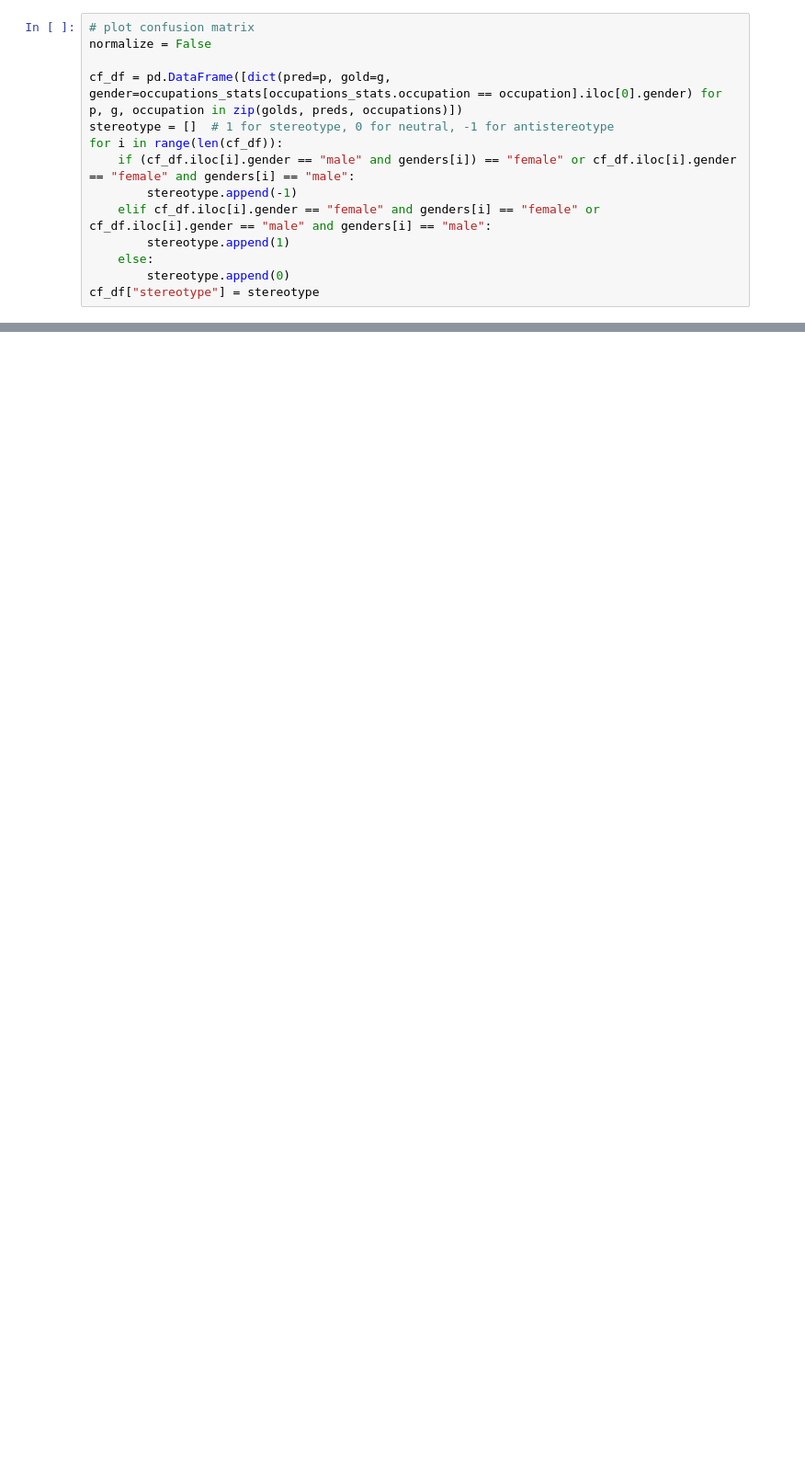
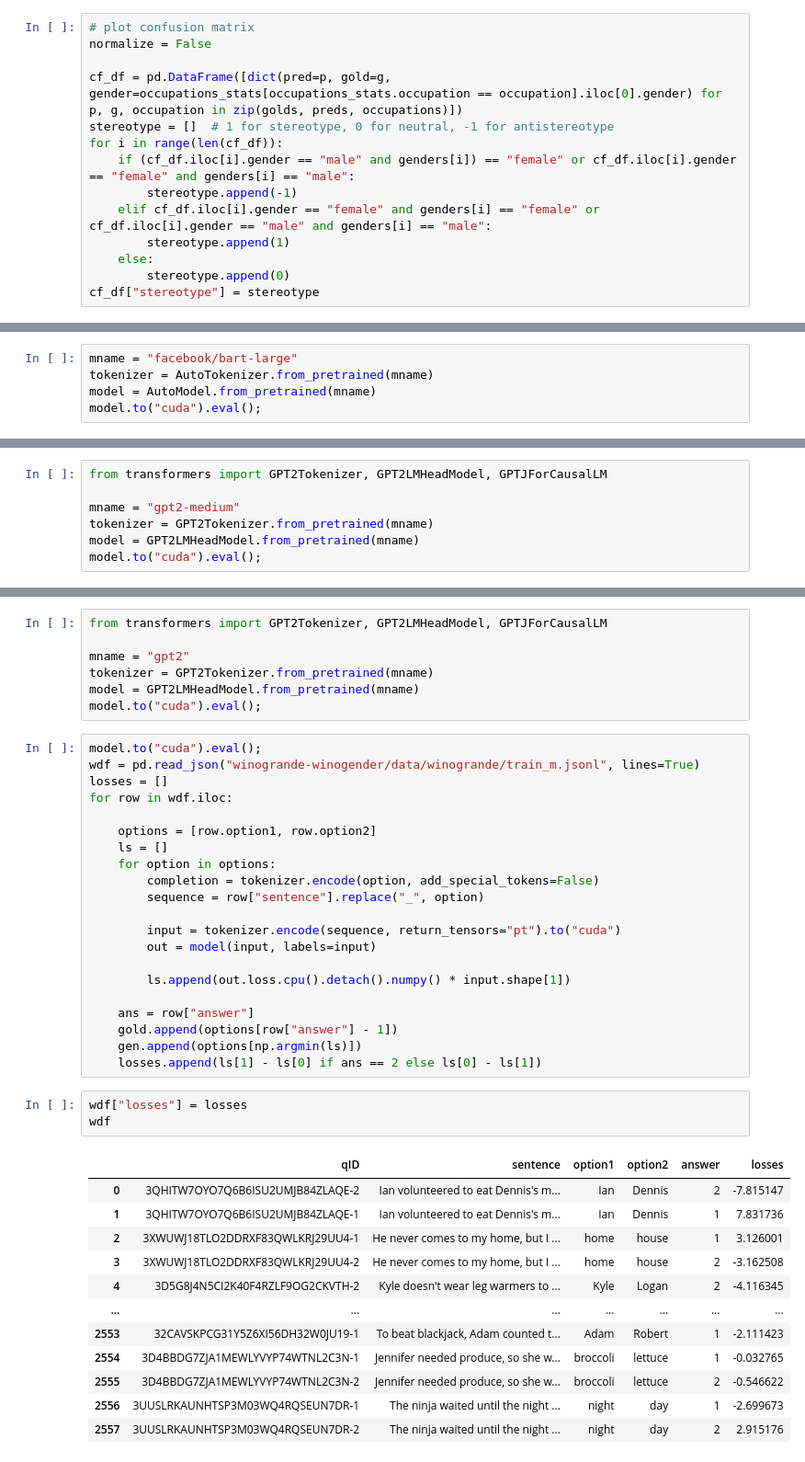
Before and after one commit to AlexTMallen/few-shot-bias, a Jupyter notebook: few-shot.ipynb, the cells around one changed output, grey strips where cells are left out. Shown at 92% size. Drawn from its saved outputs; the diff is of its cells as text; blank space fills up the shorter version.

```diff
--- a/few-shot.ipynb
+++ b/few-shot.ipynb
@@ -736,0 +601,5 @@ train_size = 24496 slope = 0.0122399 correlation = 0.6857956 pvalue = 0.0 All da
+# %%
+mname = "facebook/bart-large"
+tokenizer = AutoTokenizer.from_pretrained(mname)
+model = AutoModel.from_pretrained(mname)
+model.to("cuda").eval();
@@ -736,0 +626,7 @@ train_size = 24496 slope = 0.0122399 correlation = 0.6857956 pvalue = 0.0 All da
+# %%
+from transformers import GPT2Tokenizer, GPT2LMHeadModel, GPTJForCausalLM
+
+mname = "gpt2-medium"
+tokenizer = GPT2Tokenizer.from_pretrained(mname)
+model = GPT2LMHeadModel.from_pretrained(mname)
+model.to("cuda").eval();
@@ -736,0 +746,44 @@ train_size = 24496 slope = 0.0122399 correlation = 0.6857956 pvalue = 0.0 All da
+# %%
+from transformers import GPT2Tokenizer, GPT2LMHeadModel, GPTJForCausalLM
+
+mname = "gpt2"
+tokenizer = GPT2Tokenizer.from_pretrained(mname)
+model = GPT2LMHeadModel.from_pretrained(mname)
+model.to("cuda").eval();
+# %%
+model.to("cuda").eval();
+wdf = pd.read_json("winogrande-winogender/data/winogrande/train_m.jsonl", lines=True)
+losses = []
+for row in wdf.iloc:
+
+    options = [row.option1, row.option2]
+    ls = []
+    for option in options:
+        completion = tokenizer.encode(option, add_special_tokens=False)
+        sequence = row["sentence"].replace("_", option)
+
+        input = tokenizer.encode(sequence, return_tensors="pt").to("cuda")
+        out = model(input, labels=input)
+
+        ls.append(out.loss.cpu().detach().numpy() * input.shape[1])
+
+    ans = row["answer"]
+    gold.append(options[row["answer"] - 1])
+    gen.append(options[np.argmin(ls)])
+    losses.append(ls[1] - ls[0] if ans == 2 else ls[0] - ls[1])
+# %%
+wdf["losses"] = losses
+wdf
+# %% [output]
+|  | qID | sentence | option1 | option2 | answer | losses |
+| 0 | 3QHITW7OYO7Q6B6ISU2UMJB84ZLAQE-2 | Ian volunteered to eat Dennis's m... | Ian | Dennis | 2 | -7.815147 |
+| 1 | 3QHITW7OYO7Q6B6ISU2UMJB84ZLAQE-1 | Ian volunteered to eat Dennis's m... | Ian | Dennis | 1 | 7.831736 |
+| 2 | 3XWUWJ18TLO2DDRXF83QWLKRJ29UU4-1 | He never comes to my home, but I ... | home | house | 1 | 3.126001 |
+| 3 | 3XWUWJ18TLO2DDRXF83QWLKRJ29UU4-2 | He never comes to my home, but I ... | home | house | 2 | -3.162508 |
+| 4 | 3D5G8J4N5CI2K40F4RZLF9OG2CKVTH-2 | Kyle doesn't wear leg warmers to ... | Kyle | Logan | 2 | -4.116345 |
+| ... | ... | ... | ... | ... | ... | ... |
+| 2553 | 32CAVSKPCG31Y5Z6XI56DH32W0JU19-1 | To beat blackjack, Adam counted t... | Adam | Robert | 1 | -2.111423 |
+| 2554 | 3D4BBDG7ZJA1MEWLYVYP74WTNL2C3N-1 | Jennifer needed produce, so she w... | broccoli | lettuce | 1 | -0.032765 |
+| 2555 | 3D4BBDG7ZJA1MEWLYVYP74WTNL2C3N-2 | Jennifer needed produce, so she w... | broccoli | lettuce | 2 | -0.546622 |
+| 2556 | 3UUSLRKAUNHTSP3M03WQ4RQSEUN7DR-1 | The ninja waited until the night ... | night | day | 1 | -2.699673 |
+| 2557 | 3UUSLRKAUNHTSP3M03WQ4RQSEUN7DR-2 | The ninja waited until the night ... | night | day | 2 | 2.915176 |
```
Also changed, not shown: parts of 52 cells of this notebook, 2 other files.
